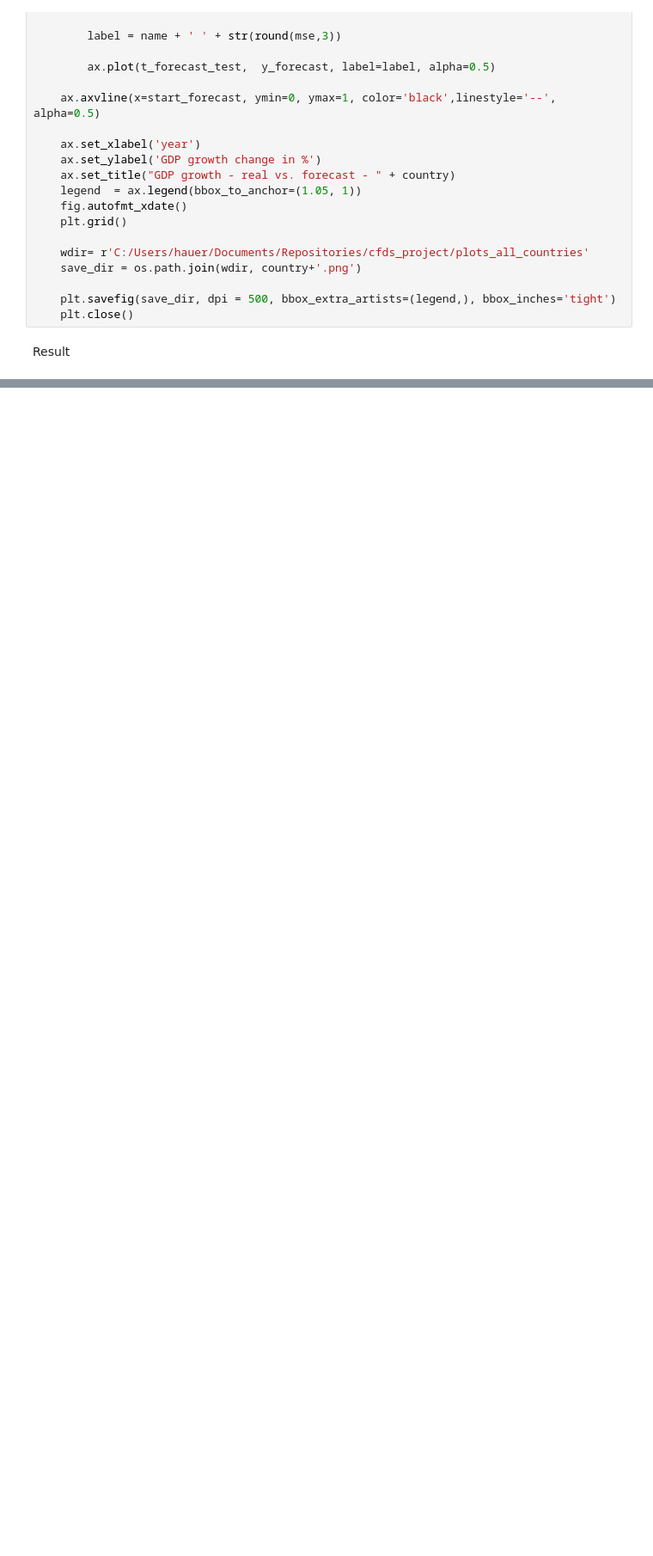
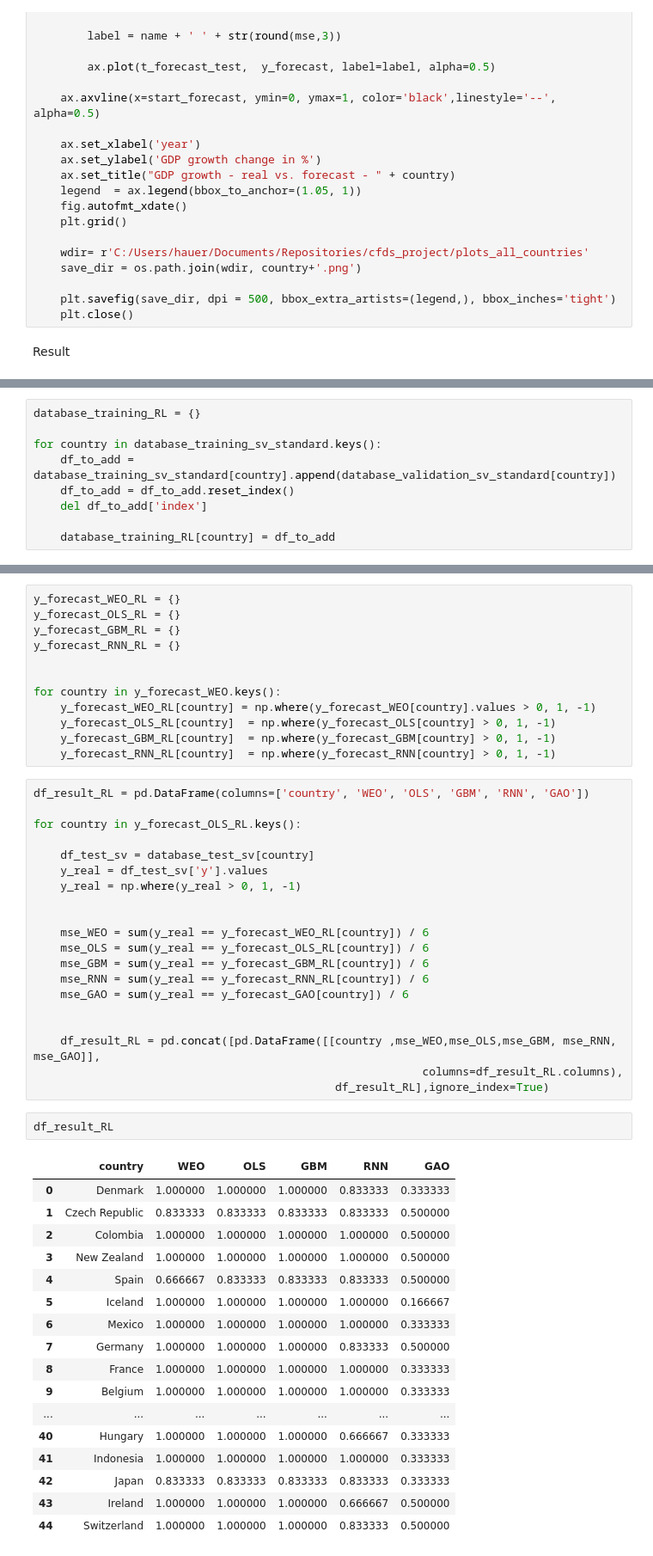
Before and after one commit to felix-ha/cfds_project, a Jupyter notebook: project_notebook.ipynb, the cells around one changed output, grey strips where cells are left out. Shown: that part at 86% size. Drawn from its saved outputs; the diff is of its cells as text; blank space fills up the shorter version.

```diff
--- a/project_notebook.ipynb
+++ b/project_notebook.ipynb
@@ -1896,0 +2141,9 @@ df_result_all_countries
+# %%
+database_training_RL = {}
+
+for country in database_training_sv_standard.keys():
+    df_to_add = database_training_sv_standard[country].append(database_validation_sv_standard[country])
+    df_to_add = df_to_add.reset_index()
+    del df_to_add['index']
+
+    database_training_RL[country] = df_to_add
@@ -1896,0 +2314,52 @@ df_result_all_countries
+# %%
+y_forecast_WEO_RL = {}
+y_forecast_OLS_RL = {}
+y_forecast_GBM_RL = {}
+y_forecast_RNN_RL = {}
+
+
+for country in y_forecast_WEO.keys():
+    y_forecast_WEO_RL[country] = np.where(y_forecast_WEO[country].values > 0, 1, -1)
+    y_forecast_OLS_RL[country]  = np.where(y_forecast_OLS[country] > 0, 1, -1)
+    y_forecast_GBM_RL[country]  = np.where(y_forecast_GBM[country] > 0, 1, -1)
+    y_forecast_RNN_RL[country]  = np.where(y_forecast_RNN[country] > 0, 1, -1)
+# %%
+df_result_RL = pd.DataFrame(columns=['country', 'WEO', 'OLS', 'GBM', 'RNN', 'GAO'])
+
+for country in y_forecast_OLS_RL.keys():
+
+    df_test_sv = database_test_sv[country]
+    y_real = df_test_sv['y'].values
+    y_real = np.where(y_real > 0, 1, -1)
+
+
+    mse_WEO = sum(y_real == y_forecast_WEO_RL[country]) / 6
+    mse_OLS = sum(y_real == y_forecast_OLS_RL[country]) / 6
+    mse_GBM = sum(y_real == y_forecast_GBM_RL[country]) / 6
+    mse_RNN = sum(y_real == y_forecast_RNN_RL[country]) / 6
+    mse_GAO = sum(y_real == y_forecast_GAO[country]) / 6
+
+
+    df_result_RL = pd.concat([pd.DataFrame([[country ,mse_WEO,mse_OLS,mse_GBM, mse_RNN, mse_GAO]],
+                                                          columns=df_result_RL.columns),
+                                             df_result_RL],ignore_index=True)
+# %%
+df_result_RL
+# %% [output]
+|  | country | WEO | OLS | GBM | RNN | GAO |
+| 0 | Denmark | 1.000000 | 1.000000 | 1.000000 | 0.833333 | 0.333333 |
+| 1 | Czech Republic | 0.833333 | 0.833333 | 0.833333 | 0.833333 | 0.500000 |
+| 2 | Colombia | 1.000000 | 1.000000 | 1.000000 | 1.000000 | 0.500000 |
+| 3 | New Zealand | 1.000000 | 1.000000 | 1.000000 | 1.000000 | 0.500000 |
+| 4 | Spain | 0.666667 | 0.833333 | 0.833333 | 0.833333 | 0.500000 |
+| 5 | Iceland | 1.000000 | 1.000000 | 1.000000 | 1.000000 | 0.166667 |
+| 6 | Mexico | 1.000000 | 1.000000 | 1.000000 | 1.000000 | 0.333333 |
+| 7 | Germany | 1.000000 | 1.000000 | 1.000000 | 0.833333 | 0.500000 |
+| 8 | France | 1.000000 | 1.000000 | 1.000000 | 1.000000 | 0.333333 |
+| 9 | Belgium | 1.000000 | 1.000000 | 1.000000 | 1.000000 | 0.333333 |
+| ... | ... | ... | ... | ... | ... | ... |
+| 40 | Hungary | 1.000000 | 1.000000 | 1.000000 | 0.666667 | 0.333333 |
+| 41 | Indonesia | 1.000000 | 1.000000 | 1.000000 | 1.000000 | 0.333333 |
+| 42 | Japan | 0.833333 | 0.833333 | 0.833333 | 0.833333 | 0.333333 |
+| 43 | Ireland | 1.000000 | 1.000000 | 1.000000 | 0.666667 | 0.500000 |
+| 44 | Switzerland | 1.000000 | 1.000000 | 1.000000 | 0.833333 | 0.500000 |
```
Also changed, not shown: parts of 9 cells of this notebook, 1 other file.
